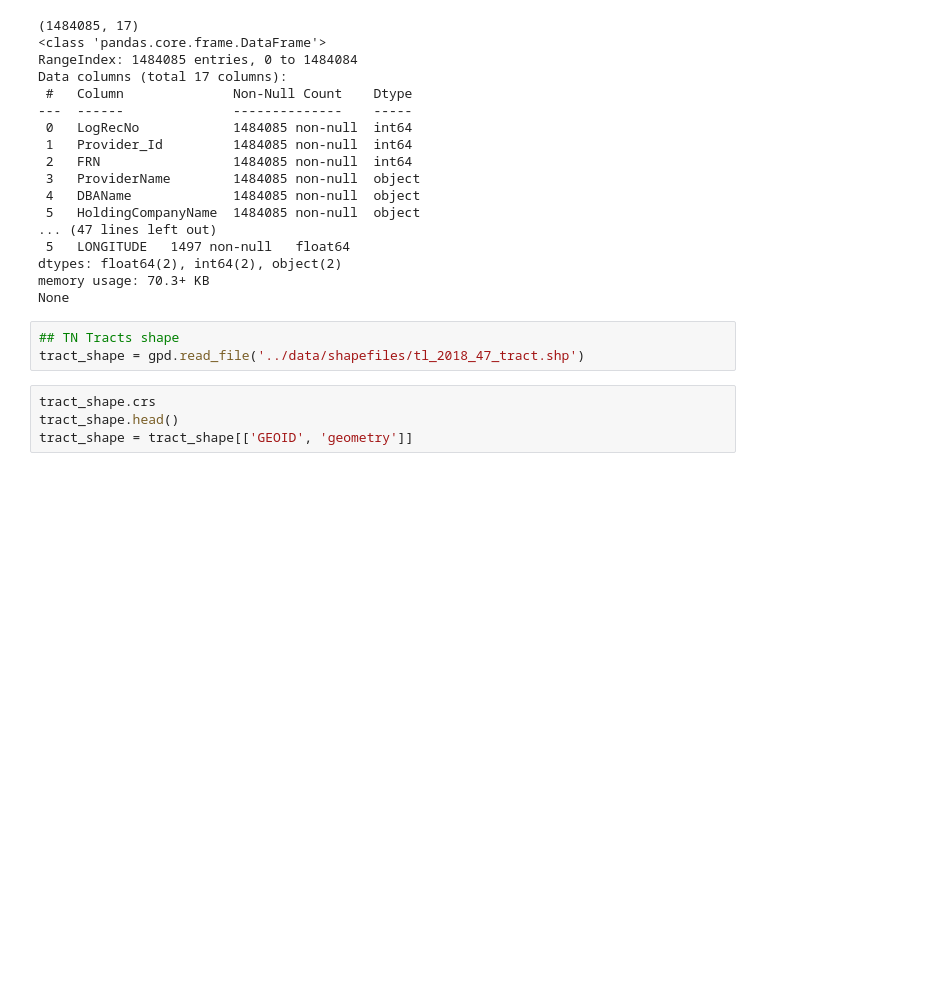
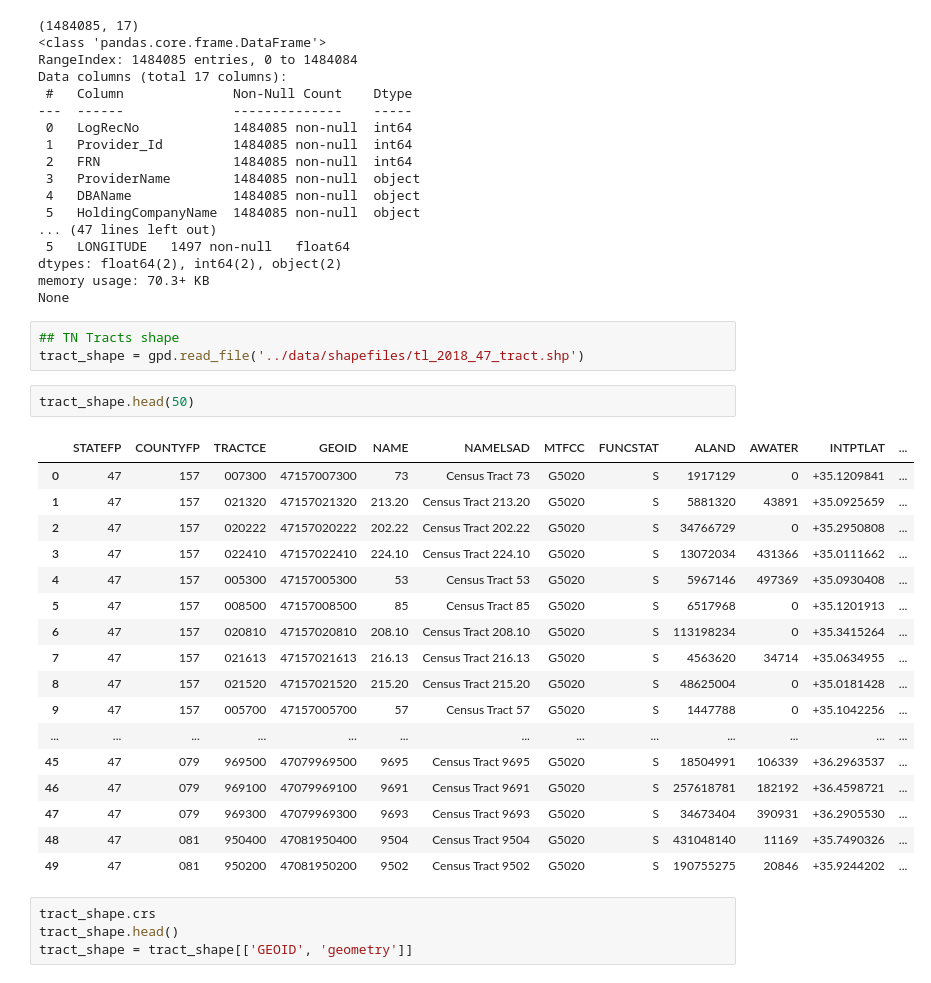
Before and after one commit to KYandow/Broadband-Coverage-TN-NSS-Capstone, a Jupyter notebook: notebooks/FCC Data - Explore & Prep for Analysis.ipynb, the cells around one changed output. Drawn from its saved outputs; the diff is of its cells as text; blank space fills up the shorter version.

```diff
--- a/notebooks/FCC Data - Explore & Prep for Analysis.ipynb
+++ b/notebooks/FCC Data - Explore & Prep for Analysis.ipynb
@@ -64,6 +64,26 @@ None
 # %%
 ## TN Tracts shape
 tract_shape = gpd.read_file('../data/shapefiles/tl_2018_47_tract.shp')
+# %%
+tract_shape.head(50)
+# %% [output]
+|  | STATEFP | COUNTYFP | TRACTCE | GEOID | NAME | NAMELSAD | MTFCC | FUNCSTAT | ALAND | AWATER | INTPTLAT | ... |
+| 0 | 47 | 157 | 007300 | 47157007300 | 73 | Census Tract 73 | G5020 | S | 1917129 | 0 | +35.1209841 | ... |
+| 1 | 47 | 157 | 021320 | 47157021320 | 213.20 | Census Tract 213.20 | G5020 | S | 5881320 | 43891 | +35.0925659 | ... |
+| 2 | 47 | 157 | 020222 | 47157020222 | 202.22 | Census Tract 202.22 | G5020 | S | 34766729 | 0 | +35.2950808 | ... |
+| 3 | 47 | 157 | 022410 | 47157022410 | 224.10 | Census Tract 224.10 | G5020 | S | 13072034 | 431366 | +35.0111662 | ... |
+| 4 | 47 | 157 | 005300 | 47157005300 | 53 | Census Tract 53 | G5020 | S | 5967146 | 497369 | +35.0930408 | ... |
+| 5 | 47 | 157 | 008500 | 47157008500 | 85 | Census Tract 85 | G5020 | S | 6517968 | 0 | +35.1201913 | ... |
+| 6 | 47 | 157 | 020810 | 47157020810 | 208.10 | Census Tract 208.10 | G5020 | S | 113198234 | 0 | +35.3415264 | ... |
+| 7 | 47 | 157 | 021613 | 47157021613 | 216.13 | Census Tract 216.13 | G5020 | S | 4563620 | 34714 | +35.0634955 | ... |
+| 8 | 47 | 157 | 021520 | 47157021520 | 215.20 | Census Tract 215.20 | G5020 | S | 48625004 | 0 | +35.0181428 | ... |
+| 9 | 47 | 157 | 005700 | 47157005700 | 57 | Census Tract 57 | G5020 | S | 1447788 | 0 | +35.1042256 | ... |
+| ... | ... | ... | ... | ... | ... | ... | ... | ... | ... | ... | ... | ... |
+| 45 | 47 | 079 | 969500 | 47079969500 | 9695 | Census Tract 9695 | G5020 | S | 18504991 | 106339 | +36.2963537 | ... |
+| 46 | 47 | 079 | 969100 | 47079969100 | 9691 | Census Tract 9691 | G5020 | S | 257618781 | 182192 | +36.4598721 | ... |
+| 47 | 47 | 079 | 969300 | 47079969300 | 9693 | Census Tract 9693 | G5020 | S | 34673404 | 390931 | +36.2905530 | ... |
+| 48 | 47 | 081 | 950400 | 47081950400 | 9504 | Census Tract 9504 | G5020 | S | 431048140 | 11169 | +35.7490326 | ... |
+| 49 | 47 | 081 | 950200 | 47081950200 | 9502 | Census Tract 9502 | G5020 | S | 190755275 | 20846 | +35.9244202 | ... |
 # %%
 tract_shape.crs
 tract_shape.head()
```
Also changed, not shown: parts of 41 cells of this notebook, 7 other files.
